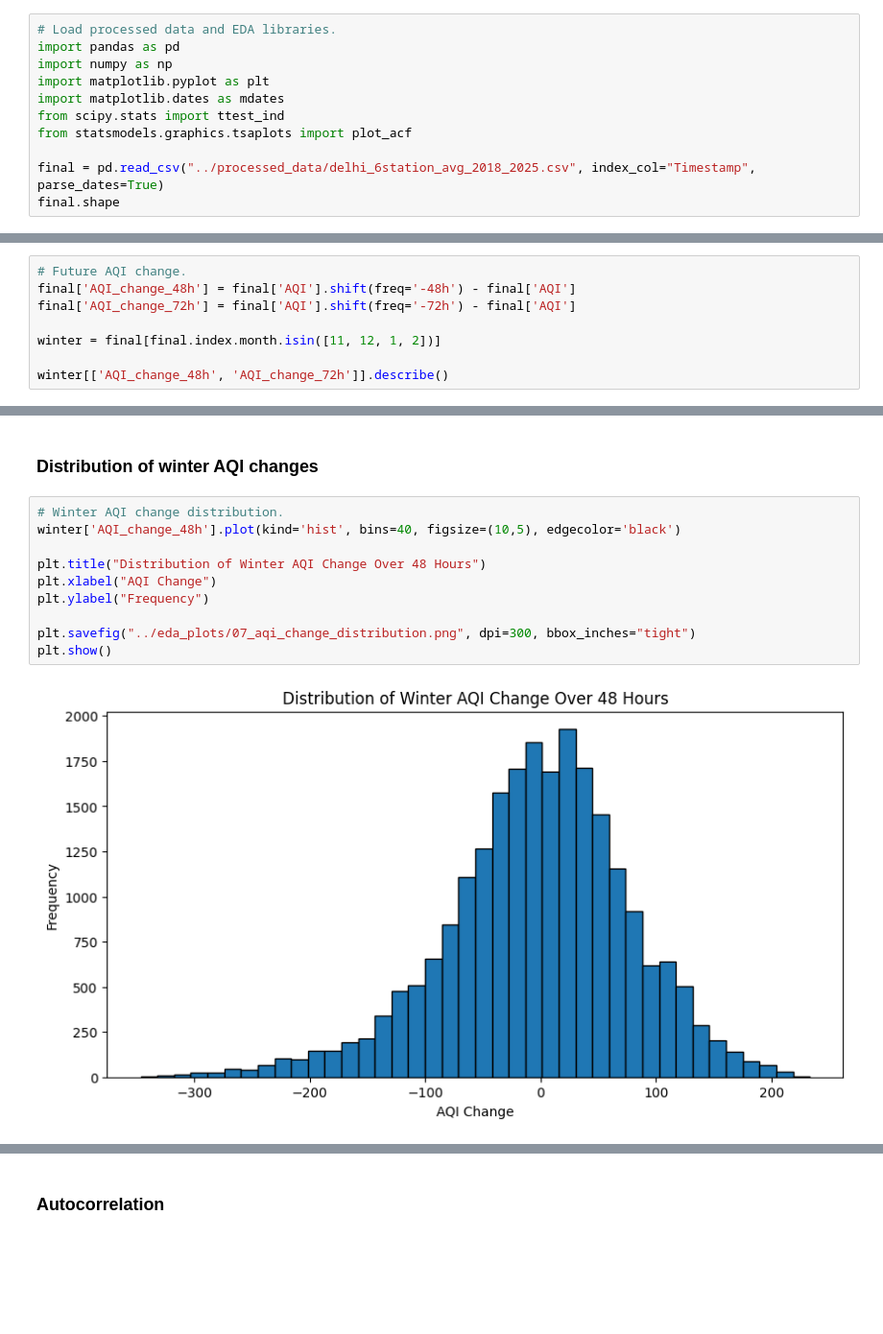
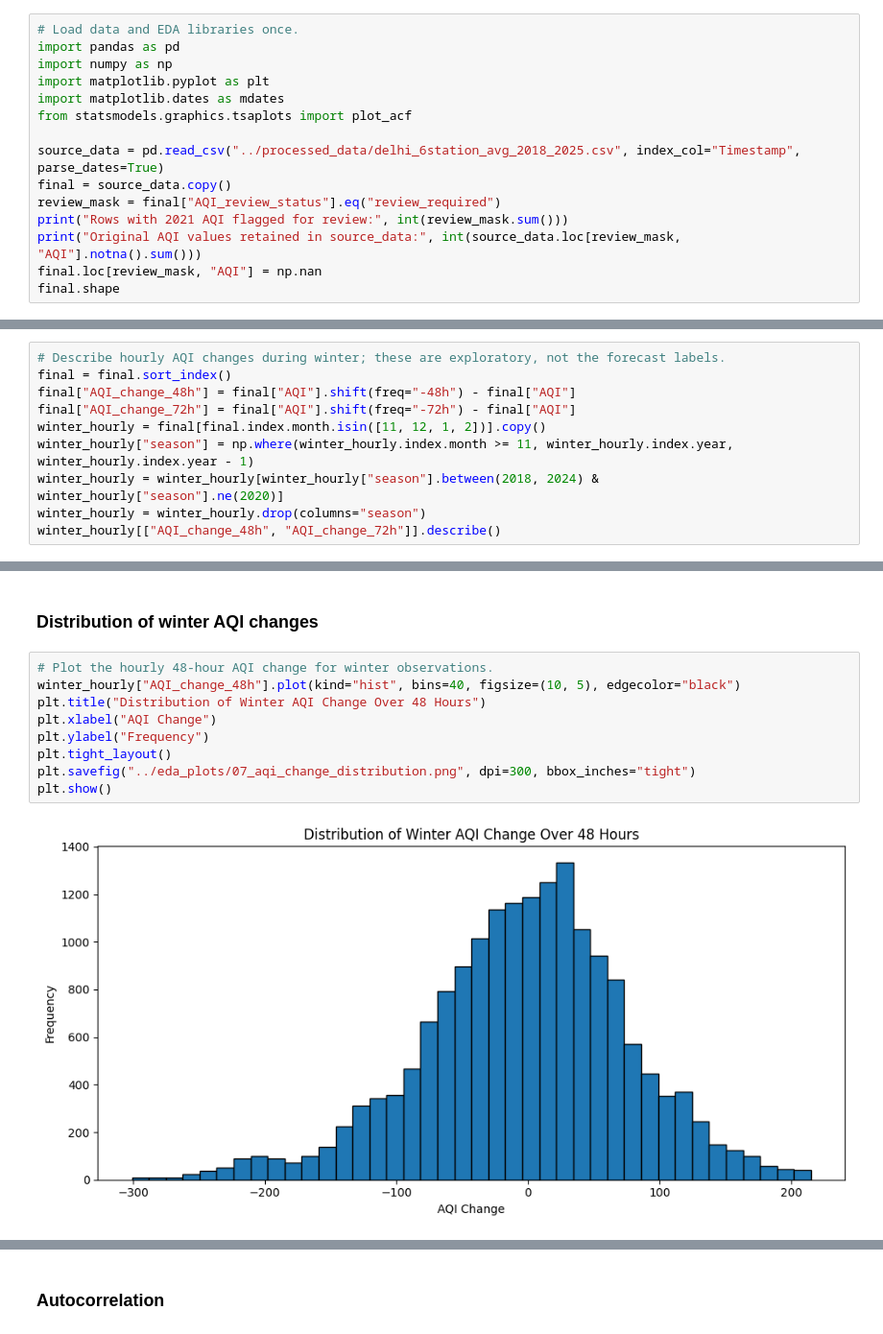
Before and after one commit to texas-ctrl/Delhi-aqi-forecasting, a Jupyter notebook: notebooks/02_eda_data.ipynb, the cells around one changed output, grey strips where cells are left out. Shown at 96% size. Drawn from its saved outputs; the diff is of its cells as text; blank space fills up the shorter version.

Commit message:
Flag 2021 AQI review period and exclude winter 2020

```diff
--- a/notebooks/02_eda_data.ipynb
+++ b/notebooks/02_eda_data.ipynb
@@ -11,12 +11,16 @@ Load the six-station average dataset created in Notebook 01.
 # %%
-# Load processed data and EDA libraries.
+# Load data and EDA libraries once.
 import pandas as pd
 import numpy as np
 import matplotlib.pyplot as plt
 import matplotlib.dates as mdates
-from scipy.stats import ttest_ind
 from statsmodels.graphics.tsaplots import plot_acf
 
-final = pd.read_csv("../processed_data/delhi_6station_avg_2018_2025.csv", index_col="Timestamp", parse_dates=True)
+source_data = pd.read_csv("../processed_data/delhi_6station_avg_2018_2025.csv", index_col="Timestamp", parse_dates=True)
+final = source_data.copy()
+review_mask = final["AQI_review_status"].eq("review_required")
+print("Rows with 2021 AQI flagged for review:", int(review_mask.sum()))
+print("Original AQI values retained in source_data:", int(source_data.loc[review_mask, "AQI"].notna().sum()))
+final.loc[review_mask, "AQI"] = np.nan
 final.shape
 # %% [output]
@@ -307,10 +323,12 @@ WS (m/s)        -0.395
 # %%
-# Future AQI change.
-final['AQI_change_48h'] = final['AQI'].shift(freq='-48h') - final['AQI']
-final['AQI_change_72h'] = final['AQI'].shift(freq='-72h') - final['AQI']
-
-winter = final[final.index.month.isin([11, 12, 1, 2])]
-
-winter[['AQI_change_48h', 'AQI_change_72h']].describe()
+# Describe hourly AQI changes during winter; these are exploratory, not the forecast labels.
+final = final.sort_index()
+final["AQI_change_48h"] = final["AQI"].shift(freq="-48h") - final["AQI"]
+final["AQI_change_72h"] = final["AQI"].shift(freq="-72h") - final["AQI"]
+winter_hourly = final[final.index.month.isin([11, 12, 1, 2])].copy()
+winter_hourly["season"] = np.where(winter_hourly.index.month >= 11, winter_hourly.index.year, winter_hourly.index.year - 1)
+winter_hourly = winter_hourly[winter_hourly["season"].between(2018, 2024) & winter_hourly["season"].ne(2020)]
+winter_hourly = winter_hourly.drop(columns="season")
+winter_hourly[["AQI_change_48h", "AQI_change_72h"]].describe()
 # %% [output]
 |  | AQI_change_48h | AQI_change_72h |
@@ -325,14 +343,13 @@ winter[['AQI_change_48h', 'AQI_change_72h']].describe()
 # %% [markdown]
 ### Distribution of winter AQI changes
 # %%
-# Winter AQI change distribution.
-winter['AQI_change_48h'].plot(kind='hist', bins=40, figsize=(10,5), edgecolor='black')
-
+# Plot the hourly 48-hour AQI change for winter observations.
+winter_hourly["AQI_change_48h"].plot(kind="hist", bins=40, figsize=(10, 5), edgecolor="black")
 plt.title("Distribution of Winter AQI Change Over 48 Hours")
 plt.xlabel("AQI Change")
 plt.ylabel("Frequency")
-
+plt.tight_layout()
 plt.savefig("../eda_plots/07_aqi_change_distribution.png", dpi=300, bbox_inches="tight")
 plt.show()
 # %% [output]
-[figure, old version]
+[figure, new version]
```
Also changed, not shown: parts of 62 cells of this notebook, 13 other files.
